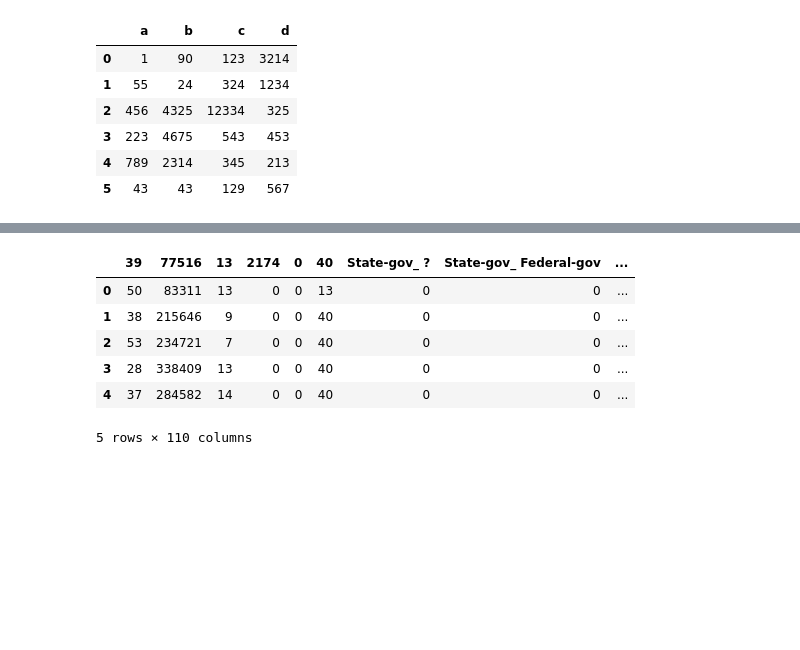
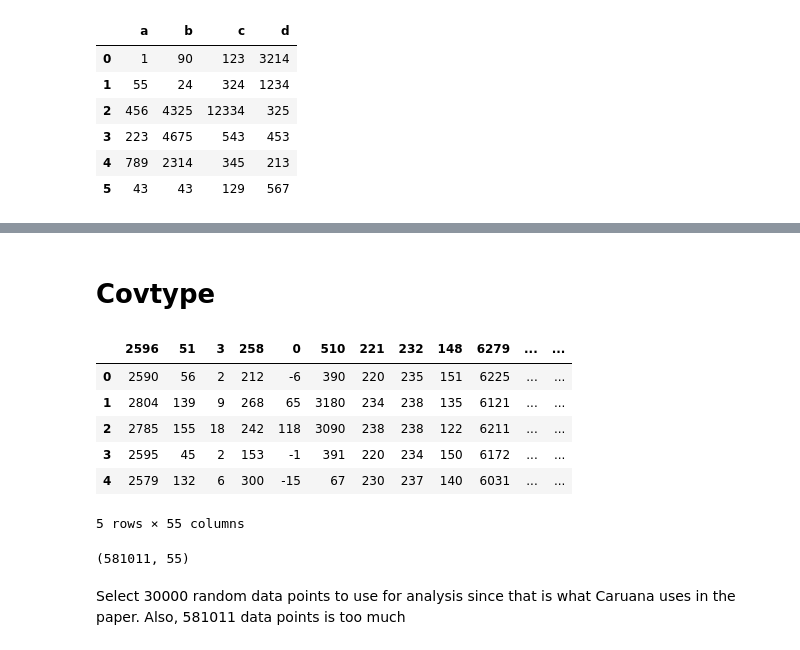
Before and after one commit to narcilla/118A, a Jupyter notebook: 118A.ipynb, the cells around one changed output, grey strips where cells are left out. Saved outputs shown, nothing was run; the diff lists cells and outputs as text; code cells hidden in the pictures; blank space fills up the shorter version.

```diff
--- a/118A.ipynb
+++ b/118A.ipynb
@@ -6,5 +21,6 @@ import seaborn as sns
 # %%
 df_adult = pd.read_csv('adult.data')
+df_covtype = pd.read_csv('covtype.data')
 df_letter = pd.read_csv('letter-recognition.data')
 # %% [markdown]
 # **Adults**
@@ -82,10 +101,18 @@ categorical = [i for i in df_adult.dtypes.index if df_adult.dtypes[i]=='object']
-# %%
-pd.get_dummies(df_adult, columns=categorical).head()
-# %% [output]
-|  | 39 | 77516 | 13 | 2174 | 0 | 40 | State-gov_ ? | State-gov_ Federal-gov | ... |
-| 0 | 50 | 83311 | 13 | 0 | 0 | 13 | 0 | 0 | ... |
-| 1 | 38 | 215646 | 9 | 0 | 0 | 40 | 0 | 0 | ... |
-| 2 | 53 | 234721 | 7 | 0 | 0 | 40 | 0 | 0 | ... |
-| 3 | 28 | 338409 | 13 | 0 | 0 | 40 | 0 | 0 | ... |
-| 4 | 37 | 284582 | 14 | 0 | 0 | 40 | 0 | 0 | ... |
-5 rows × 110 columns
+# %% [markdown]
+# Covtype
+# %%
+df_covtype.head()
+# %% [output]
+|  | 2596 | 51 | 3 | 258 | 0 | 510 | 221 | 232 | 148 | 6279 | ... | ... |
+| 0 | 2590 | 56 | 2 | 212 | -6 | 390 | 220 | 235 | 151 | 6225 | ... | ... |
+| 1 | 2804 | 139 | 9 | 268 | 65 | 3180 | 234 | 238 | 135 | 6121 | ... | ... |
+| 2 | 2785 | 155 | 18 | 242 | 118 | 3090 | 238 | 238 | 122 | 6211 | ... | ... |
+| 3 | 2595 | 45 | 2 | 153 | -1 | 391 | 220 | 234 | 150 | 6172 | ... | ... |
+| 4 | 2579 | 132 | 6 | 300 | -15 | 67 | 230 | 237 | 140 | 6031 | ... | ... |
+5 rows × 55 columns
+# %%
+df_covtype.shape
+# %% [output]
+(581011, 55)
+# %% [markdown]
+Select 30000 random data points to use for analysis since that is what Caruana uses in the paper. Also, 581011 data points is too much
```
Also changed, not shown: parts of 49 cells of this notebook.
